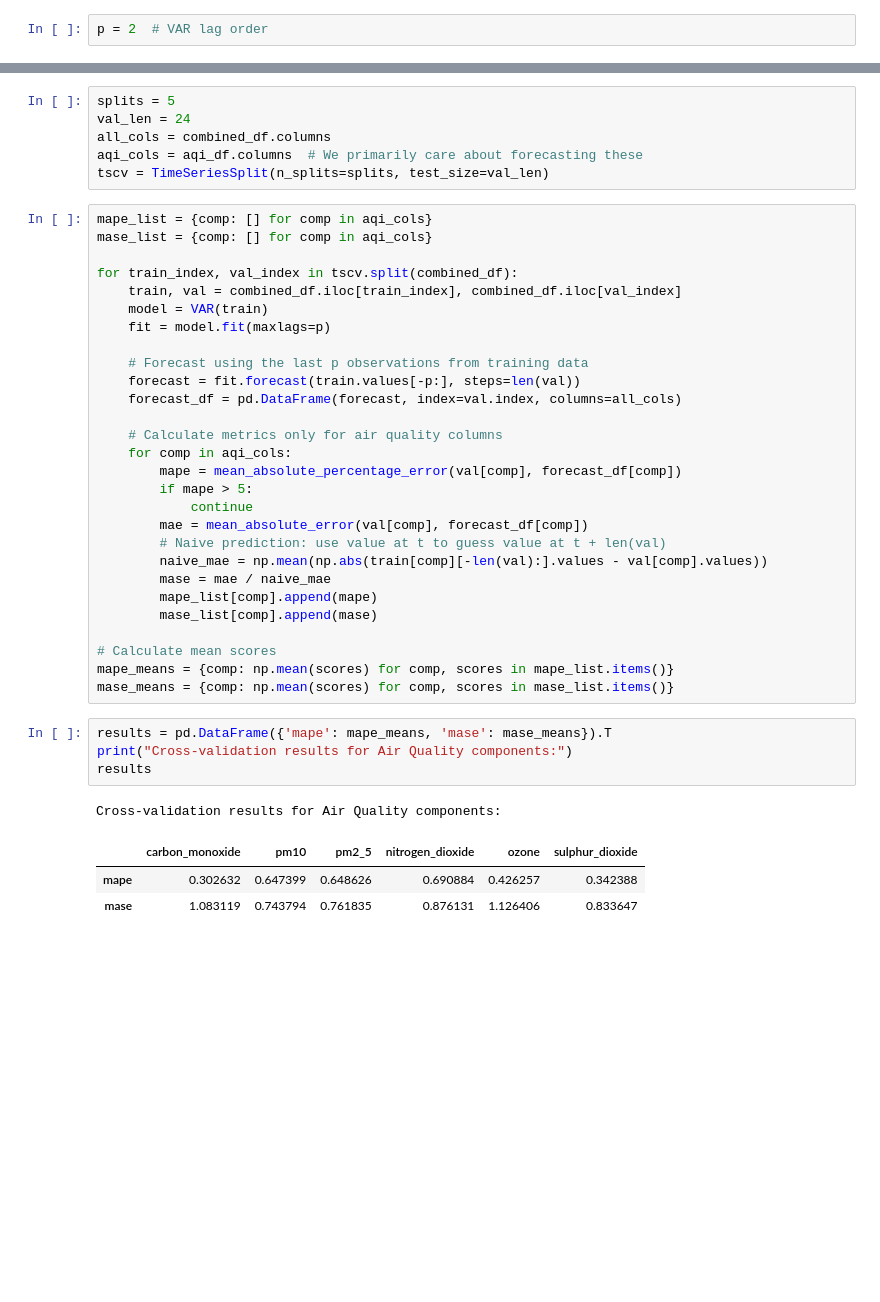
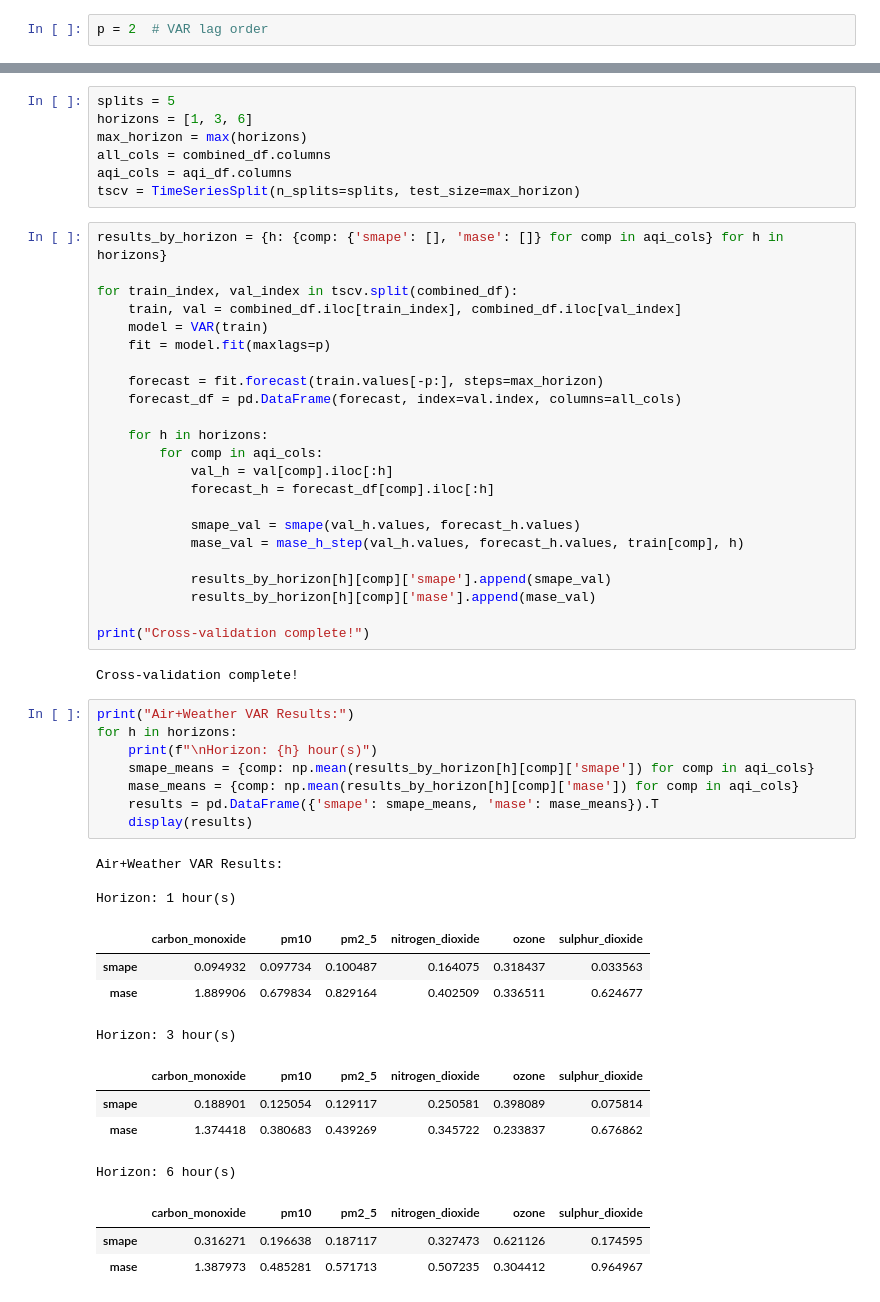
Before and after one commit to quangtranngoc/business-analytics-project, a Jupyter notebook: var_air_weather.ipynb, the cells around one changed output, grey strips where cells are left out. Cells and saved outputs as stored; diff of their text form; blank space fills up the shorter version.

```diff
--- a/var_air_weather.ipynb
+++ b/var_air_weather.ipynb
@@ -55,45 +53,57 @@ p = 2  # VAR lag order
 # %%
 splits = 5
-val_len = 24
+horizons = [1, 3, 6]
+max_horizon = max(horizons)
 all_cols = combined_df.columns
-aqi_cols = aqi_df.columns  # We primarily care about forecasting these
-tscv = TimeSeriesSplit(n_splits=splits, test_size=val_len)
+aqi_cols = aqi_df.columns
+tscv = TimeSeriesSplit(n_splits=splits, test_size=max_horizon)
 # %%
-mape_list = {comp: [] for comp in aqi_cols}
-mase_list = {comp: [] for comp in aqi_cols}
+results_by_horizon = {h: {comp: {'smape': [], 'mase': []} for comp in aqi_cols} for h in horizons}
 
 for train_index, val_index in tscv.split(combined_df):
     train, val = combined_df.iloc[train_index], combined_df.iloc[val_index]
     model = VAR(train)
     fit = model.fit(maxlags=p)
 
-    # Forecast using the last p observations from training data
-    forecast = fit.forecast(train.values[-p:], steps=len(val))
+    forecast = fit.forecast(train.values[-p:], steps=max_horizon)
     forecast_df = pd.DataFrame(forecast, index=val.index, columns=all_cols)
 
-    # Calculate metrics only for air quality columns
-    for comp in aqi_cols:
-        mape = mean_absolute_percentage_error(val[comp], forecast_df[comp])
-        if mape > 5:
-            continue
-        mae = mean_absolute_error(val[comp], forecast_df[comp])
-        # Naive prediction: use value at t to guess value at t + len(val)
-        naive_mae = np.mean(np.abs(train[comp][-len(val):].values - val[comp].values))
-        mase = mae / naive_mae
-        mape_list[comp].append(mape)
-        mase_list[comp].append(mase)
+    for h in horizons:
+        for comp in aqi_cols:
+            val_h = val[comp].iloc[:h]
+            forecast_h = forecast_df[comp].iloc[:h]
 
-# Calculate mean scores
-mape_means = {comp: np.mean(scores) for comp, scores in mape_list.items()}
-mase_means = {comp: np.mean(scores) for comp, scores in mase_list.items()}
+            smape_val = smape(val_h.values, forecast_h.values)
+            mase_val = mase_h_step(val_h.values, forecast_h.values, train[comp], h)
+
+            results_by_horizon[h][comp]['smape'].append(smape_val)
+            results_by_horizon[h][comp]['mase'].append(mase_val)
+
+print("Cross-validation complete!")
+# %% [output]
+Cross-validation complete!
 # %%
-results = pd.DataFrame({'mape': mape_means, 'mase': mase_means}).T
-print("Cross-validation results for Air Quality components:")
-results
+print("Air+Weather VAR Results:")
+for h in horizons:
+    print(f"\nHorizon: {h} hour(s)")
+    smape_means = {comp: np.mean(results_by_horizon[h][comp]['smape']) for comp in aqi_cols}
+    mase_means = {comp: np.mean(results_by_horizon[h][comp]['mase']) for comp in aqi_cols}
+    results = pd.DataFrame({'smape': smape_means, 'mase': mase_means}).T
+    display(results)
 # %% [output]
-Cross-validation results for Air Quality components:
+Air+Weather VAR Results:
+
+Horizon: 1 hour(s)
 |  | carbon_monoxide | pm10 | pm2_5 | nitrogen_dioxide | ozone | sulphur_dioxide |
-| mape | 0.302632 | 0.647399 | 0.648626 | 0.690884 | 0.426257 | 0.342388 |
-| mase | 1.083119 | 0.743794 | 0.761835 | 0.876131 | 1.126406 | 0.833647 |
+| smape | 0.094932 | 0.097734 | 0.100487 | 0.164075 | 0.318437 | 0.033563 |
+| mase | 1.889906 | 0.679834 | 0.829164 | 0.402509 | 0.336511 | 0.624677 |
+Horizon: 3 hour(s)
+|  | carbon_monoxide | pm10 | pm2_5 | nitrogen_dioxide | ozone | sulphur_dioxide |
+| smape | 0.188901 | 0.125054 | 0.129117 | 0.250581 | 0.398089 | 0.075814 |
+| mase | 1.374418 | 0.380683 | 0.439269 | 0.345722 | 0.233837 | 0.676862 |
+Horizon: 6 hour(s)
+|  | carbon_monoxide | pm10 | pm2_5 | nitrogen_dioxide | ozone | sulphur_dioxide |
+| smape | 0.316271 | 0.196638 | 0.187117 | 0.327473 | 0.621126 | 0.174595 |
+| mase | 1.387973 | 0.485281 | 0.571713 | 0.507235 | 0.304412 | 0.964967 |
 # %% [markdown]
 ## Compare with Air-Only VAR
```
Also changed, not shown: parts of 18 cells of this notebook, 6 other files.
